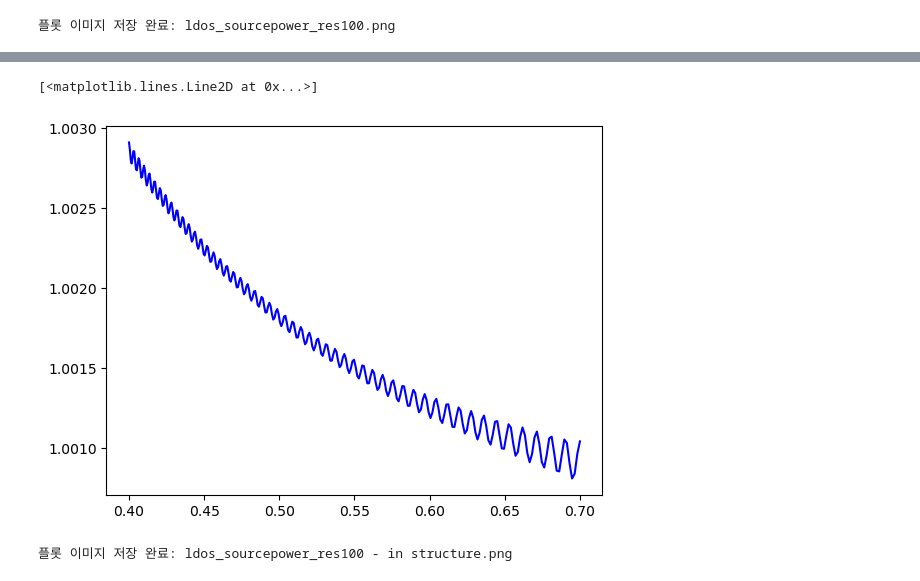
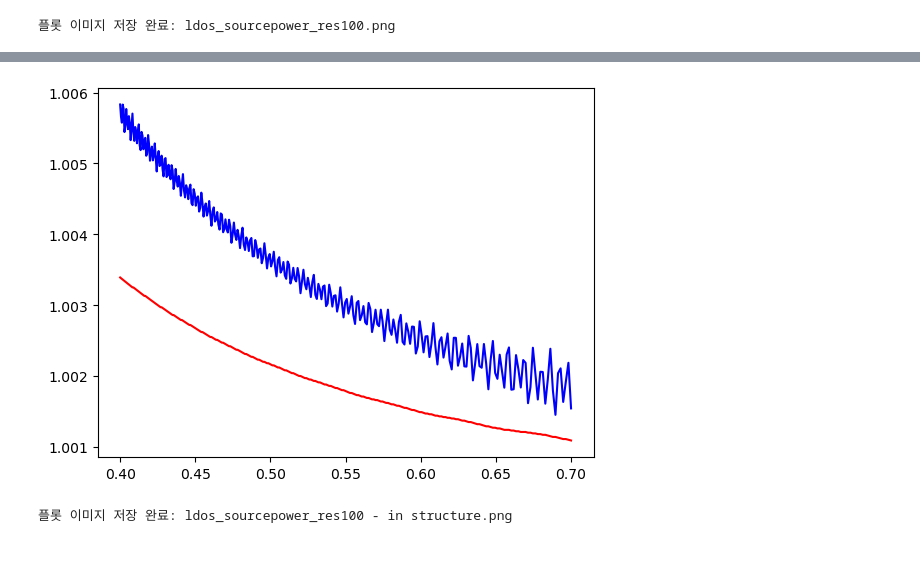
Before and after one commit to M2nion/EIDL, a Jupyter notebook: Tool/Meep/LGD/Meep code/OLED structure/Layer by Layer check/ldos.ipynb, the cells around one changed output, grey strips where cells are left out. Saved outputs shown, nothing was run; the diff lists cells and outputs as text; code cells hidden in the pictures; blank space fills up the shorter version.

```diff
--- a/Tool/Meep/LGD/Meep code/OLED structure/Layer by Layer check/ldos.ipynb
+++ b/Tool/Meep/LGD/Meep code/OLED structure/Layer by Layer check/ldos.ipynb
@@ -108,6 +108,8 @@ import meep as mp
 import numpy as np
 import matplotlib.pyplot as plt
 import csv
+
+sim.init_sim()
 
 # === 설정 ===
 cell_size = mp.Vector3(3, 3, 0)
@@ -155,11 +157,27 @@ sim = mp.Simulation(
 freqs = np.linspace(fcen_dft - df_dft/2, fcen_dft + df_dft/2, nfreq)
 ldos_obj = mp.Ldos(freqs)
 
+
+
+# # === 시뮬레이션 실행 ===
+# sim.run(
+#     mp.dft_ldos(ldos=ldos_obj),
+#     until=50
+# )
+
+decay_condition = mp.stop_when_fields_decayed(
+    c=mp.Ex,                          # 모니터할 전기장 컴포넌트
+    pt=mp.Vector3(0, 0, 0),           # 모니터 위치
+    decay_by=1e-5,                    # auto shutoff min
+    dt=100,                           # down sample time
+)
+
 # === 시뮬레이션 실행 ===
 sim.run(
     mp.dft_ldos(ldos=ldos_obj),
-    until=50
+    until_after_sources = decay_condition
 )
+
 
 # === 결과 얻기 ===
 ldos_power = np.array(sim.ldos_data)  # (W) 단위 power
@@ -421,11 +444,11 @@ plt.legend()
 import numpy as np
 from pathlib import Path
 
-csv_path_decaybox = Path("/home/min/EIDL/Tool/Meep/LGD/Meep code/OLED structure/Layer by Layer check/decayrate_box.txt")
+csv_path_decaybox = Path("/home/min/EIDL/Tool/Meep/LGD/Meep code/OLED structure/One layer check/Onelayer/alq3.txt")
 csv_path_decay = Path("/home/min/EIDL/Tool/Meep/LGD/Meep code/OLED structure/Layer by Layer check/decayrate.txt")
 
 # CSV 파일 불러오기
-csv_decaybox = np.genfromtxt(csv_path_decaybox, delimiter=",", skip_header=1)
+csv_decaybox = np.genfromtxt(csv_path_decaybox, delimiter=",", )
 csv_decay = np.genfromtxt(csv_path_decay, delimiter=",", skip_header=1)
 
 decaybox_data = csv_decaybox[:, 1]
@@ -441,10 +464,10 @@ lumerical_data = np.genfromtxt(csv_path, delimiter=",")
 
 lumerical = lumerical_data[:, 1]
 # %%
-norm = ldos_power_str /ldos_power
+norm = ldos_power_str**2 / ldos_power**2
 plt.plot(wavelengths, norm, label="LDOS Power", color='blue')
-# plt.plot(wavelengths, lumerical, label="Lumerical", color='red')
+plt.plot(wavelengths, decaybox_data, label="Lumerical", color='red')
+plt.show()
 # %% [output]
-[<matplotlib.lines.Line2D at 0x...>]
-[figure, old version]
+[figure, new version]
 # %%
```
Also changed, not shown: parts of 7 cells of this notebook, 18 other files.
